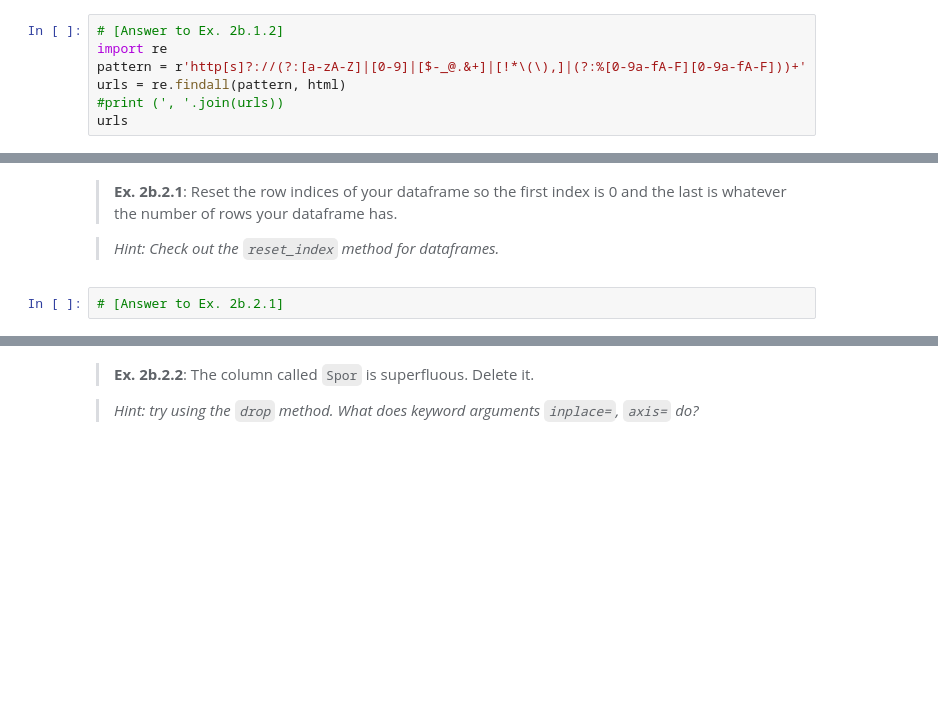
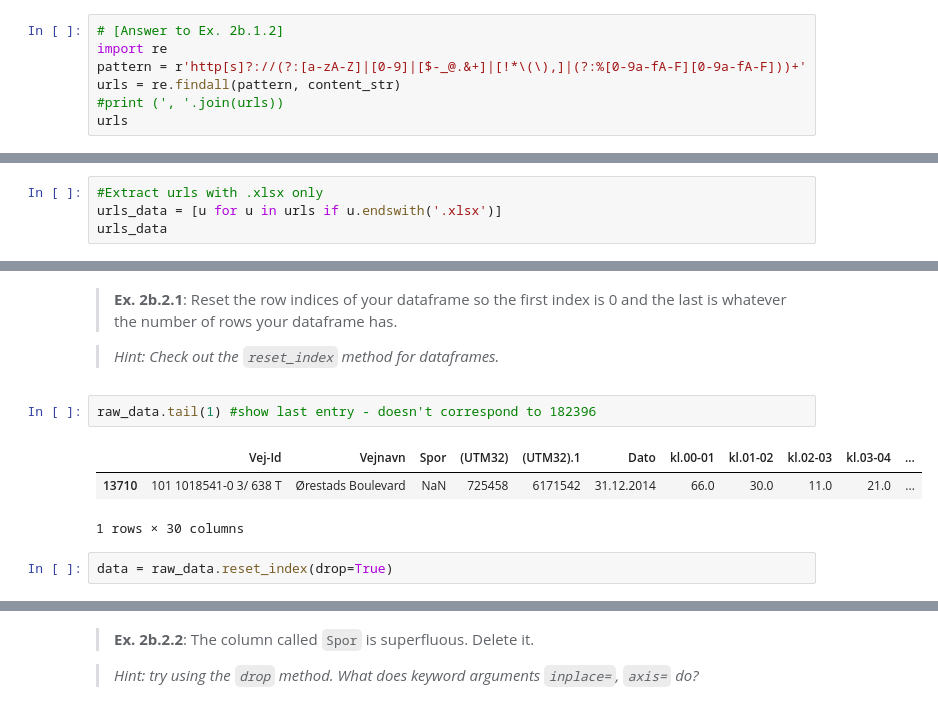
Before and after one commit to Froop0/Social-Data-Science-Group3, a Jupyter notebook: exercises_week2b_SELF.ipynb, the cells around one changed output, grey strips where cells are left out. Drawn from its saved outputs; the diff is of its cells as text; blank space fills up the shorter version.

```diff
--- a/exercises_week2b_SELF.ipynb
+++ b/exercises_week2b_SELF.ipynb
@@ -54,7 +76,7 @@ html = page.text #use .text to store the code in a string
 # [Answer to Ex. 2b.1.2]
 import re
 pattern = r'http[s]?://(?:[a-zA-Z]|[0-9]|[$-_@.&+]|[!*\(\),]|(?:%[0-9a-fA-F][0-9a-fA-F]))+'
-urls = re.findall(pattern, html)
+urls = re.findall(pattern, content_str)
 #print (', '.join(urls))
 urls
 # %% [output]
@@ -86,0 +102,4 @@ TypeError: expected string or bytes-like object
+# %%
+#Extract urls with .xlsx only
+urls_data = [u for u in urls if u.endswith('.xlsx')]
+urls_data
@@ -114,5 +168,11 @@ Remember `numpy` arrays from last week? Unlike these, `pandas` dataframes have t
 > **Ex. 2b.2.1**: Reset the row indices of your dataframe so the first index is 0 and the last is whatever the number of rows your dataframe has.
 
 > *Hint: Check out the `reset_index` method for dataframes.*
-# %%
-# [Answer to Ex. 2b.2.1]
+# %%
+raw_data.tail(1) #show last entry - doesn't correspond to 182396
+# %% [output]
+|  | Vej-Id | Vejnavn | Spor | (UTM32) | (UTM32).1 | Dato | kl.00-01 | kl.01-02 | kl.02-03 | kl.03-04 | ... |
+| 13710 | 101 1018541-0 3/ 638 T | Ørestads Boulevard | NaN | 725458 | 6171542 | 31.12.2014 | 66.0 | 30.0 | 11.0 | 21.0 | ... |
+1 rows × 30 columns
+# %%
+data = raw_data.reset_index(drop=True)
```
Also changed, not shown: parts of 31 cells of this notebook.
